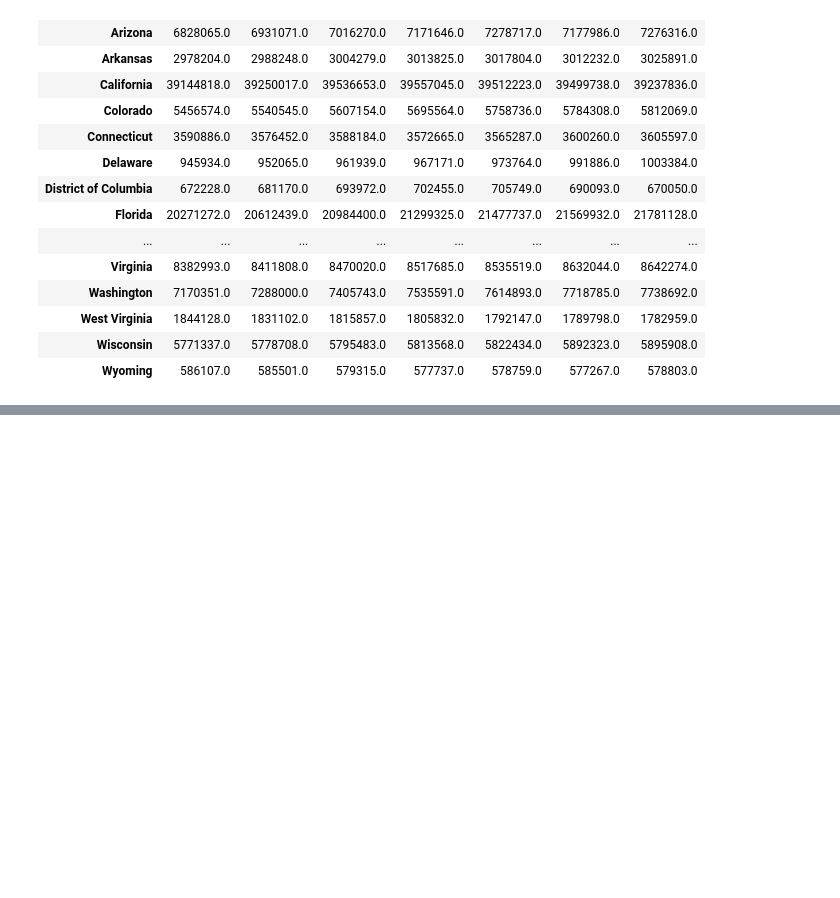
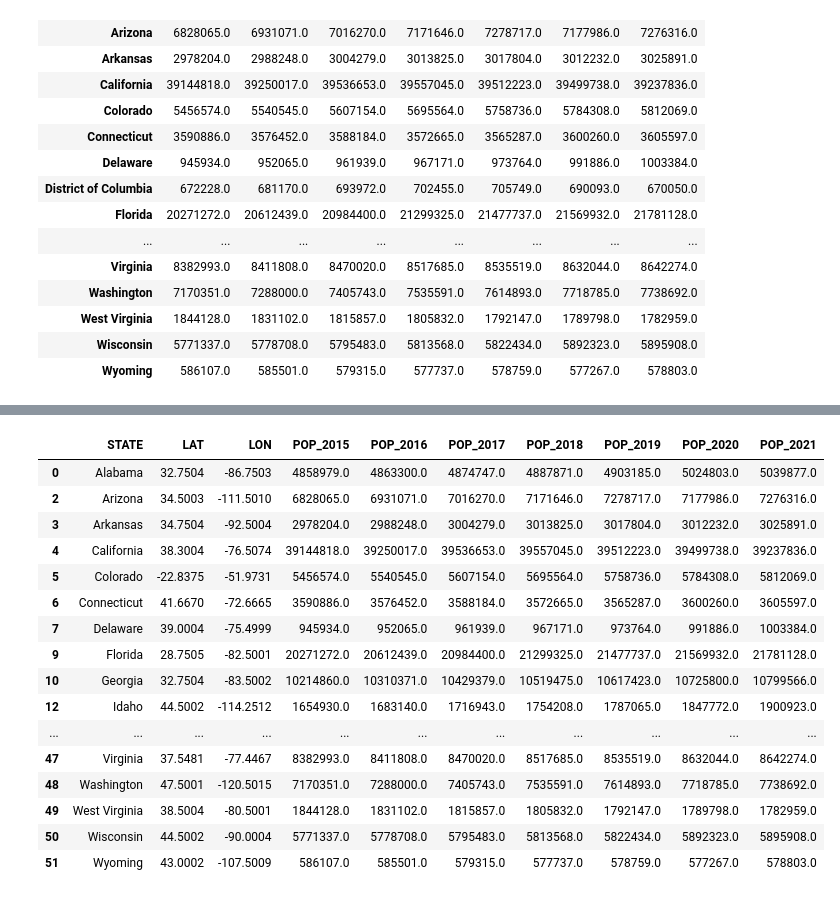
Before and after one commit to megangoode3/Group_Project_1, a Jupyter notebook: Census_data/state_population_comp.ipynb, the cells around one changed output, grey strips where cells are left out. Saved outputs shown, nothing was run; the diff lists cells and outputs as text; code cells hidden in the pictures; blank space fills up the shorter version.

```diff
--- a/Census_data/state_population_comp.ipynb
+++ b/Census_data/state_population_comp.ipynb
@@ -198,0 +387,44 @@ pop_change_df.plot(kind="bar", figsize=(20,10), title="Population Change from 20
+# %%
+# create dataframe with only the lower 48 states
+# add inex to the dataframe
+lower_df = pop_change_df.reset_index(0,inplace=False)
+# remove the rows for Alaska, Hawaii, Puerto Rico, and District of Columbia
+lower_df = lower_df[lower_df.STATE != "Alaska"]
+lower_df = lower_df[lower_df.STATE != "Hawaii"]
+lower_df = lower_df[lower_df.STATE != "Puerto Rico"]
+lower_df = lower_df[lower_df.STATE != "District of Columbia"]
+# add latitude and longitude columns after the STATE column
+lower_df.insert(1, "LAT", 0)
+lower_df.insert(2, "LON", 0)
+# add latitudes and longitudes to the dataframe
+# Set the API base URL
+url = "https://api.openweathermap.org/data/2.5/weather?q="
+
+for i, row in lower_df.iterrows():
+    # create the query
+    query_url = url + row["STATE"] + "&appid=" + weather_api_key
+    response2 = requests.get(query_url).json()
+    lat = response2["coord"]["lat"]
+    lon = response2["coord"]["lon"]
+    lower_df.loc[i, "LAT"] = lat
+    lower_df.loc[i, "LON"] = lon
+
+lower_df
+# %% [output]
+|  | STATE | LAT | LON | POP_2015 | POP_2016 | POP_2017 | POP_2018 | POP_2019 | POP_2020 | POP_2021 |
+| 0 | Alabama | 32.7504 | -86.7503 | 4858979.0 | 4863300.0 | 4874747.0 | 4887871.0 | 4903185.0 | 5024803.0 | 5039877.0 |
+| 2 | Arizona | 34.5003 | -111.5010 | 6828065.0 | 6931071.0 | 7016270.0 | 7171646.0 | 7278717.0 | 7177986.0 | 7276316.0 |
+| 3 | Arkansas | 34.7504 | -92.5004 | 2978204.0 | 2988248.0 | 3004279.0 | 3013825.0 | 3017804.0 | 3012232.0 | 3025891.0 |
+| 4 | California | 38.3004 | -76.5074 | 39144818.0 | 39250017.0 | 39536653.0 | 39557045.0 | 39512223.0 | 39499738.0 | 39237836.0 |
+| 5 | Colorado | -22.8375 | -51.9731 | 5456574.0 | 5540545.0 | 5607154.0 | 5695564.0 | 5758736.0 | 5784308.0 | 5812069.0 |
+| 6 | Connecticut | 41.6670 | -72.6665 | 3590886.0 | 3576452.0 | 3588184.0 | 3572665.0 | 3565287.0 | 3600260.0 | 3605597.0 |
+| 7 | Delaware | 39.0004 | -75.4999 | 945934.0 | 952065.0 | 961939.0 | 967171.0 | 973764.0 | 991886.0 | 1003384.0 |
+| 9 | Florida | 28.7505 | -82.5001 | 20271272.0 | 20612439.0 | 20984400.0 | 21299325.0 | 21477737.0 | 21569932.0 | 21781128.0 |
+| 10 | Georgia | 32.7504 | -83.5002 | 10214860.0 | 10310371.0 | 10429379.0 | 10519475.0 | 10617423.0 | 10725800.0 | 10799566.0 |
+| 12 | Idaho | 44.5002 | -114.2512 | 1654930.0 | 1683140.0 | 1716943.0 | 1754208.0 | 1787065.0 | 1847772.0 | 1900923.0 |
+| ... | ... | ... | ... | ... | ... | ... | ... | ... | ... | ... |
+| 47 | Virginia | 37.5481 | -77.4467 | 8382993.0 | 8411808.0 | 8470020.0 | 8517685.0 | 8535519.0 | 8632044.0 | 8642274.0 |
+| 48 | Washington | 47.5001 | -120.5015 | 7170351.0 | 7288000.0 | 7405743.0 | 7535591.0 | 7614893.0 | 7718785.0 | 7738692.0 |
+| 49 | West Virginia | 38.5004 | -80.5001 | 1844128.0 | 1831102.0 | 1815857.0 | 1805832.0 | 1792147.0 | 1789798.0 | 1782959.0 |
+| 50 | Wisconsin | 44.5002 | -90.0004 | 5771337.0 | 5778708.0 | 5795483.0 | 5813568.0 | 5822434.0 | 5892323.0 | 5895908.0 |
+| 51 | Wyoming | 43.0002 | -107.5009 | 586107.0 | 585501.0 | 579315.0 | 577737.0 | 578759.0 | 577267.0 | 578803.0 |
```
Also changed, not shown: parts of 19 cells of this notebook, 5 other files.
